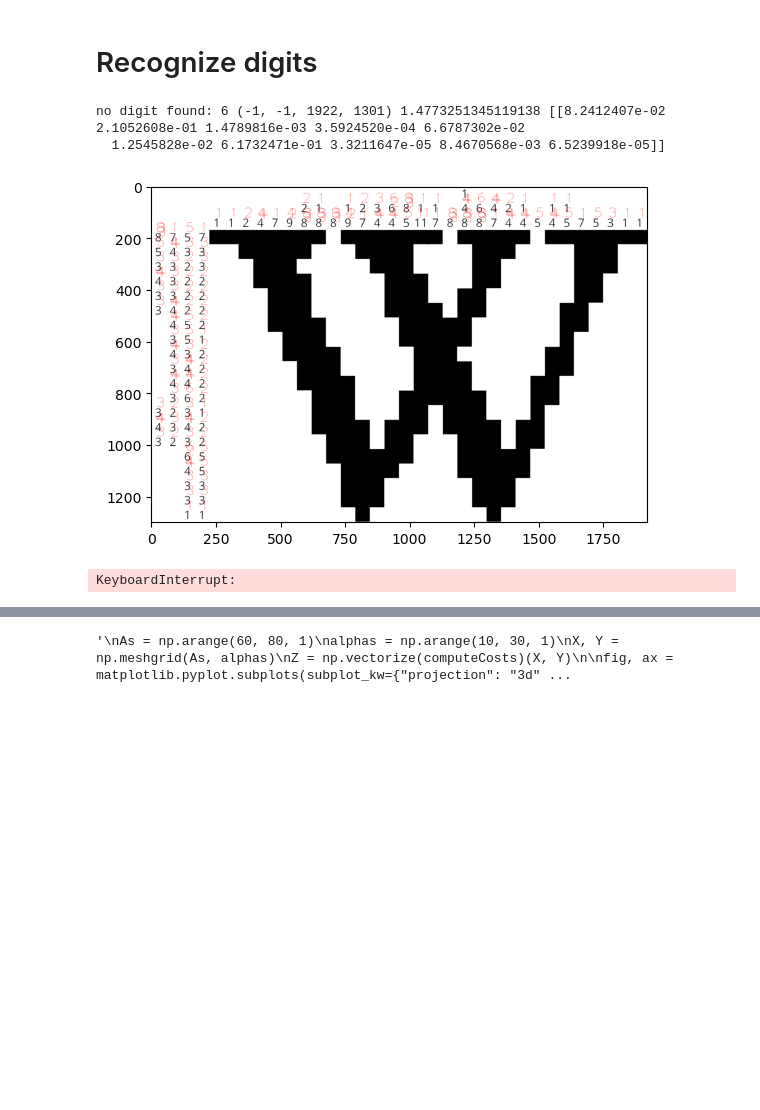
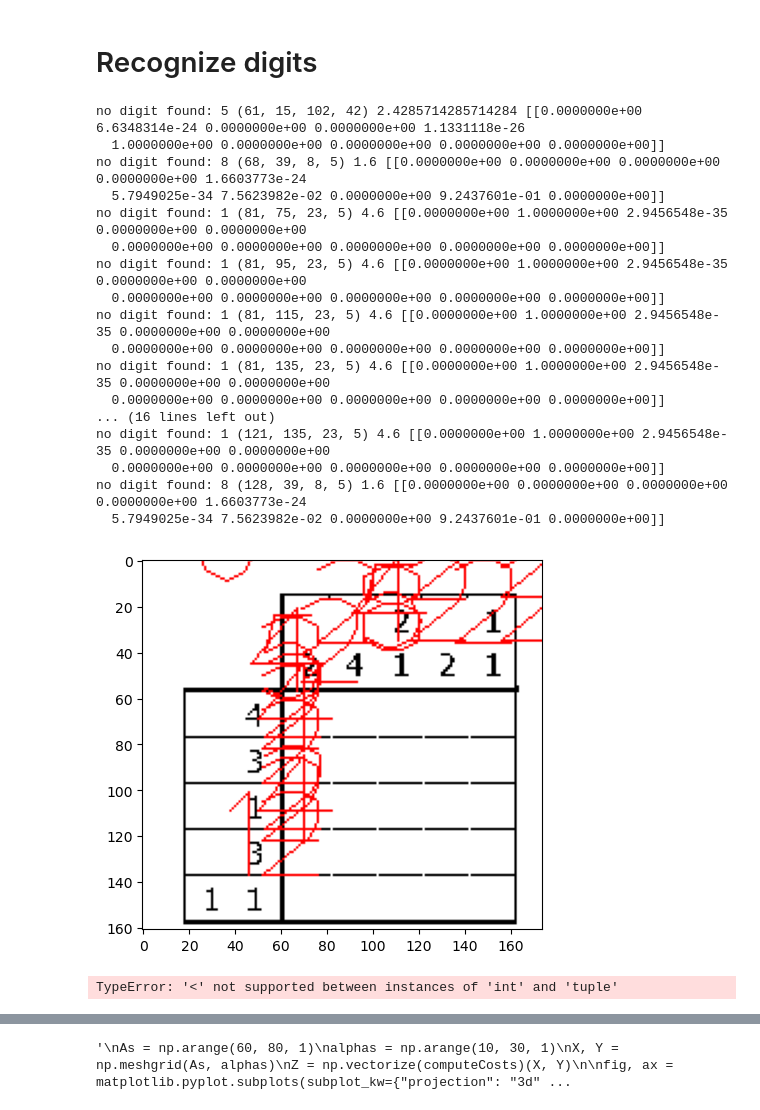
Before and after one commit to igloo81/nonogram, a Jupyter notebook: NonoGram start.ipynb, the cells around one changed output, grey strips where cells are left out. Saved outputs shown, nothing was run; the diff lists cells and outputs as text; code cells hidden in the pictures; blank space fills up the shorter version.

```diff
--- a/NonoGram start.ipynb
+++ b/NonoGram start.ipynb
@@ -165,10 +169,25 @@ def extract_digit_image_from_contour(image, contour):
 
     if (w > h):
         delta = (w-h)//2
-        digit_image = image[y-delta:y+w-delta, x:x+w]
+        y -= delta
+        h = w - delta
+        #digit_image = image[y-delta:y+w-delta, x:x+w]
     else:
         delta = (h-w)//2
-        digit_image = image[y:y+h, x-delta:x+h-delta]
+        x -= delta
+        w = h - delta
+        #digit_image = image[y:y+h, x-delta:x+h-delta]
+    if (x < 0):
+        x = 0
+    if (y < 0):
+        y = 0
+    if (x + w > image.shape[0]):
+        x = image.shape[0] - w
+    if (y + h > image.shape[1]):
+        y = image.shape[1] - h
+
+
+    digit_image = image[y:y+h, x-delta:x+h-delta]
 
     return (digit_image, bounding_rect)
 
@@ -192,47 +211,65 @@ def recognize_digit_from_image(digit_recognizer, digit_image):
 # %%
 # Define a function to process the image and recognize digits
 def recognize_digits(image):
     found_contours = []
     imageCopy = image.copy()
     imageOutput = cv2.cvtColor(image, cv2.COLOR_GRAY2BGR)
 
     # Preprocess the image (resize, grayscale, thresholding, etc.)
     #gray = cv2.cvtColor(image, cv2.COLOR_BGR2GRAY)
     _, thresh = cv2.threshold(imageCopy, 150, 255, cv2.THRESH_BINARY)
 
     # Find contours of the digit in the image
     contours, _ = cv2.findContours(thresh, cv2.RETR_LIST, cv2.CHAIN_APPROX_NONE )
-    cv2.drawContours(thresh, contours, -1, (255, 255, 255), 1)
+    #cv2.drawContours(imageOutput, contours, -1, (0, 0, 255), 1)
 
     for (contour, bounding) in sorted([(contour, cv2.boundingRect(contour))for contour in contours], key=lambda tuple: tuple[1]):
         digit_image, bounding_rect = extract_digit_image_from_contour(thresh, contour)
         x, y, w, h = bounding_rect
-        digit_image = prepare_digit_image_for_recognition(digit_image)
-        (predicted_digit, probabilities) = recognize_digit_from_image(digitRecognizer, digit_image)
-        predictedProbability = probabilities[0][predicted_digit]
 
-        area = cv2.contourArea(contour)
-        aspectRatio = w / h
+        if (digit_image.size != 0):   # todo add notification we skip because None..
+            digit_image = prepare_digit_image_for_recognition(digit_image)
+            (predicted_digit, probabilities) = recognize_digit_from_image(digitRecognizer, digit_image)
+            predictedProbability = probabilities[0][predicted_digit]
 
-        if (predictedProbability > .8 and aspectRatio > .15 and aspectRatio < 1.5):# and area < 200):  # magic numbers!
-            font = cv2.FONT_HERSHEY_PLAIN
-            cv2.putText(imageOutput, str(predicted_digit), (x, y), font, 4, (255, 0, 0))
-            found_contours.append((bounding_rect, predicted_digit, digit_image))
-        else:
-            print(f"no digit found: {predicted_digit} {bounding_rect} {aspectRatio} {probabilities}")
-            found_contours.append((bounding_rect, None, digit_image))
+            area = cv2.contourArea(contour)
+            aspectRatio = w / h
+
+            if (predictedProbability > .8 and aspectRatio > .15 and aspectRatio < 1.5):# and area < 200):  # magic numbers!
+                font = cv2.FONT_HERSHEY_PLAIN
+                cv2.putText(imageOutput, str(predicted_digit), (x, y), font, 4, (255, 0, 0))
+                found_contours.append((bounding_rect, predicted_digit, digit_image))
+            else:
+                print(f"no digit found: {predicted_digit} {bounding_rect} {aspectRatio} {probabilities}")
+                found_contours.append((bounding_rect, None, digit_image))
 
     pyplot.imshow(imageOutput, cmap="gray")
     return found_contours
 
 found_contours = recognize_digits(imageCopy)
 # %% [output]
-no digit found: 6 (-1, -1, 1922, 1301) 1.4773251345119138 [[8.2412407e-02 2.1052608e-01 1.4789816e-03 3.5924520e-04 6.6787302e-02
-  1.2545828e-02 6.1732471e-01 3.3211647e-05 8.4670568e-03 6.5239918e-05]]
+no digit found: 5 (61, 15, 102, 42) 2.4285714285714284 [[0.0000000e+00 6.6348314e-24 0.0000000e+00 0.0000000e+00 1.1331118e-26
+  1.0000000e+00 0.0000000e+00 0.0000000e+00 0.0000000e+00 0.0000000e+00]]
+no digit found: 8 (68, 39, 8, 5) 1.6 [[0.0000000e+00 0.0000000e+00 0.0000000e+00 0.0000000e+00 1.6603773e-24
+  5.7949025e-34 7.5623982e-02 0.0000000e+00 9.2437601e-01 0.0000000e+00]]
+no digit found: 1 (81, 75, 23, 5) 4.6 [[0.0000000e+00 1.0000000e+00 2.9456548e-35 0.0000000e+00 0.0000000e+00
+  0.0000000e+00 0.0000000e+00 0.0000000e+00 0.0000000e+00 0.0000000e+00]]
+no digit found: 1 (81, 95, 23, 5) 4.6 [[0.0000000e+00 1.0000000e+00 2.9456548e-35 0.0000000e+00 0.0000000e+00
+  0.0000000e+00 0.0000000e+00 0.0000000e+00 0.0000000e+00 0.0000000e+00]]
+no digit found: 1 (81, 115, 23, 5) 4.6 [[0.0000000e+00 1.0000000e+00 2.9456548e-35 0.0000000e+00 0.0000000e+00
+  0.0000000e+00 0.0000000e+00 0.0000000e+00 0.0000000e+00 0.0000000e+00]]
+no digit found: 1 (81, 135, 23, 5) 4.6 [[0.0000000e+00 1.0000000e+00 2.9456548e-35 0.0000000e+00 0.0000000e+00
+  0.0000000e+00 0.0000000e+00 0.0000000e+00 0.0000000e+00 0.0000000e+00]]
+... (16 lines left out)
+no digit found: 1 (121, 135, 23, 5) 4.6 [[0.0000000e+00 1.0000000e+00 2.9456548e-35 0.0000000e+00 0.0000000e+00
+  0.0000000e+00 0.0000000e+00 0.0000000e+00 0.0000000e+00 0.0000000e+00]]
+no digit found: 8 (128, 39, 8, 5) 1.6 [[0.0000000e+00 0.0000000e+00 0.0000000e+00 0.0000000e+00 1.6603773e-24
+  5.7949025e-34 7.5623982e-02 0.0000000e+00 9.2437601e-01 0.0000000e+00]]
-[figure, old version]
+[figure, new version]
 # %%
 def removeOverlappingDigits(found_contours):
     result = []
+    maxArea = 1000  # todo magic number
 
     for (boundingRect, digit, digit_image) in found_contours:
         hasOverlap = False
@@ -245,13 +282,13 @@ def removeOverlappingDigits(found_contours):
             )
             w = overlapRect[2] - overlapRect[0]
             h = overlapRect[3] - overlapRect[1]
-            if (w > 0 and h > 0 and boundingRect != otherBoundingRect and other_digit != None):
+            if (w > 0 and h > 0 and boundingRect != otherBoundingRect and other_digit != None and (otherBoundingRect[2] * otherBoundingRect[3] < maxArea)):
                 overlap = w*h
                 area = boundingRect[2]*boundingRect[3]
-                if (overlap/area > .9):      # magic number!    # todo make sure we don't overlap slightly overlapping contours? (prob not possible)
+                if (overlap/area > .5):      # magic number!    # todo make sure we don't overlap slightly overlapping contours? (prob not possible)
                     hasOverlap = True
 
-        if (not hasOverlap and digit != None):
+        if (not hasOverlap and digit != None and (boundingRect[2] * boundingRect[3] < boundingRect)):
             result.append((boundingRect, digit, digit_image))
         else:
             print(f"remove {boundingRect} {digit}")
@@ -267,9 +304,10 @@ for (boundingRect, digit, digit_image) in found_contours_no_overlaps:
     (x, y, w, h) = boundingRect
     cv2.rectangle(imageOutput, (x, y), (x+w,y+h), (0,0,255))
 pyplot.imshow(imageOutput)
+print(len(found_contours_no_overlaps))
 print([(bounding_rect, digit) for bounding_rect, digit, _ in found_contours_no_overlaps])
 # %% [output]
-KeyboardInterrupt:
+TypeError: '<' not supported between instances of 'int' and 'tuple'
 # %%
 import math
 def showImagesUsedForRecognition(found_contours, sort_by_prediction):
```
Also changed, not shown: parts of 9 cells of this notebook, 7 other files.
